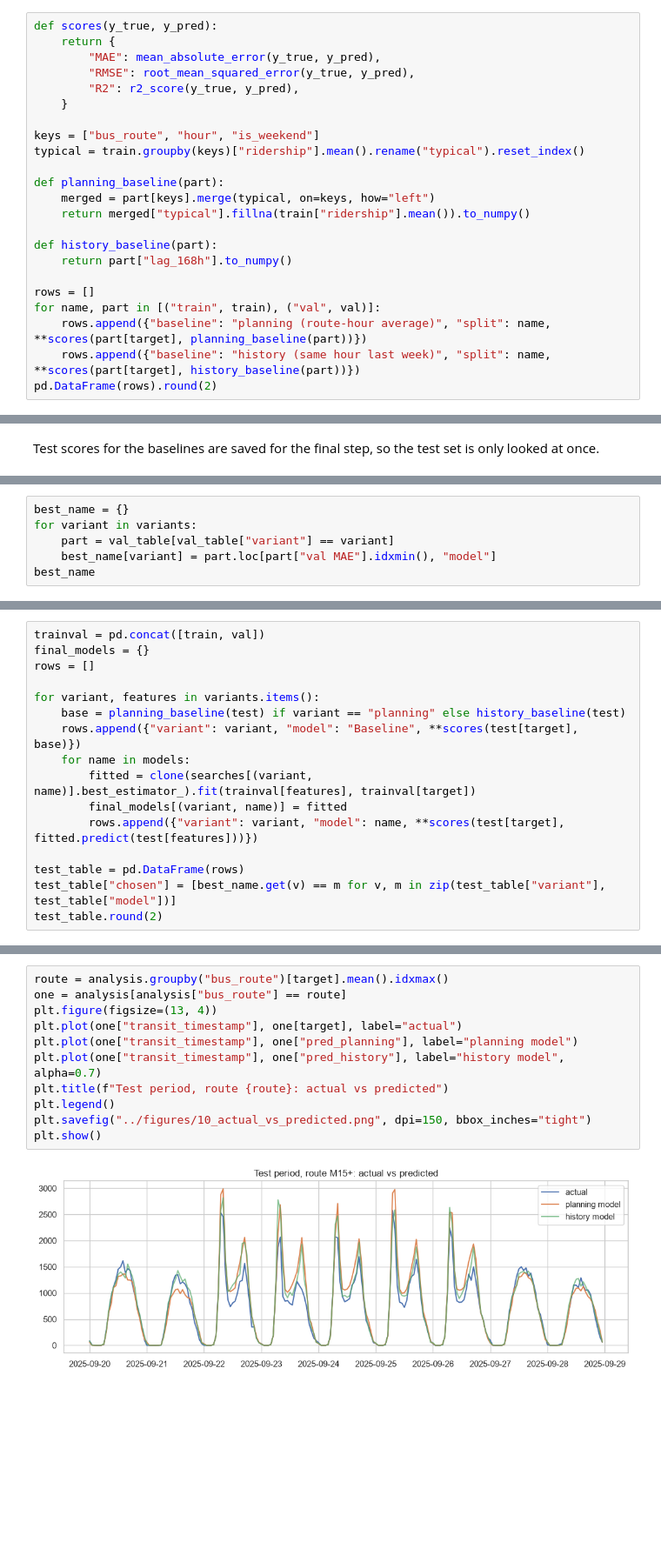
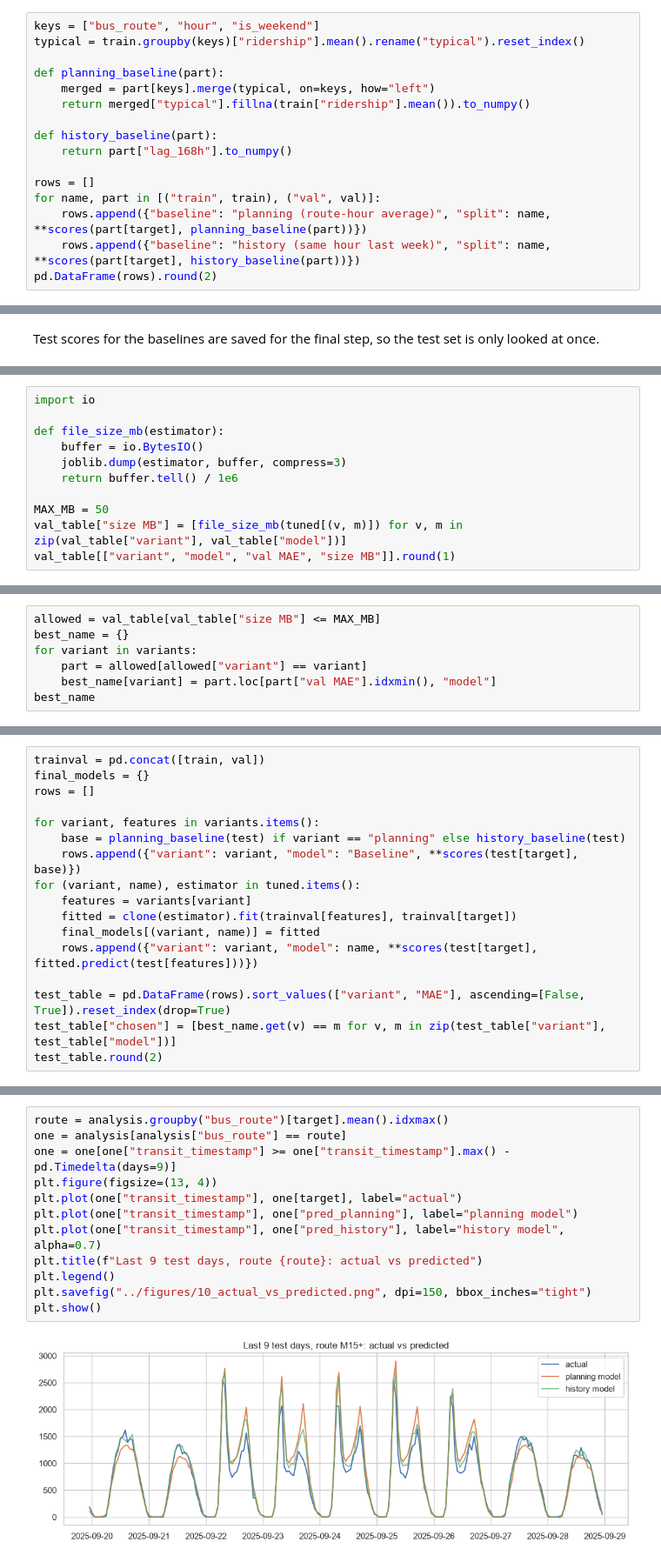
Before and after one commit to ayanmirza99/ML-Project, a Jupyter notebook: notebooks/02_modelling.ipynb, the cells around one changed output, grey strips where cells are left out. Shown at 87% size. Cells and saved outputs as stored; diff of their text form; blank space fills up the shorter version.

```diff
--- a/notebooks/02_modelling.ipynb
+++ b/notebooks/02_modelling.ipynb
@@ -70,13 +59,6 @@ Baselines (a model must beat these to be worth anything):
 - *history baseline*: ridership at the same hour one week ago (`lag_168h`).
 - *planning baseline*: the training average for that route, hour and weekday/weekend.
 # %%
-def scores(y_true, y_pred):
-    return {
-        "MAE": mean_absolute_error(y_true, y_pred),
-        "RMSE": root_mean_squared_error(y_true, y_pred),
-        "R2": r2_score(y_true, y_pred),
-    }
-
 keys = ["bus_route", "hour", "is_weekend"]
 typical = train.groupby(keys)["ridership"].mean().rename("typical").reset_index()
 
@@ -209,0 +199,11 @@ val_table[["variant", "model", "best params"]]
+# %%
+import io
+
+def file_size_mb(estimator):
+    buffer = io.BytesIO()
+    joblib.dump(estimator, buffer, compress=3)
+    return buffer.tell() / 1e6
+
+MAX_MB = 50
+val_table["size MB"] = [file_size_mb(tuned[(v, m)]) for v, m in zip(val_table["variant"], val_table["model"])]
+val_table[["variant", "model", "val MAE", "size MB"]].round(1)
@@ -210,7 +222,8 @@ val_table[["variant", "model", "best params"]]
 # %%
+allowed = val_table[val_table["size MB"] <= MAX_MB]
 best_name = {}
 for variant in variants:
-    part = val_table[val_table["variant"] == variant]
+    part = allowed[allowed["variant"] == variant]
     best_name[variant] = part.loc[part["val MAE"].idxmin(), "model"]
 best_name
 # %% [output]
@@ -226,12 +241,13 @@ rows = []
 for variant, features in variants.items():
     base = planning_baseline(test) if variant == "planning" else history_baseline(test)
     rows.append({"variant": variant, "model": "Baseline", **scores(test[target], base)})
-    for name in models:
-        fitted = clone(searches[(variant, name)].best_estimator_).fit(trainval[features], trainval[target])
-        final_models[(variant, name)] = fitted
-        rows.append({"variant": variant, "model": name, **scores(test[target], fitted.predict(test[features]))})
+for (variant, name), estimator in tuned.items():
+    features = variants[variant]
+    fitted = clone(estimator).fit(trainval[features], trainval[target])
+    final_models[(variant, name)] = fitted
+    rows.append({"variant": variant, "model": name, **scores(test[target], fitted.predict(test[features]))})
 
-test_table = pd.DataFrame(rows)
+test_table = pd.DataFrame(rows).sort_values(["variant", "MAE"], ascending=[False, True]).reset_index(drop=True)
 test_table["chosen"] = [best_name.get(v) == m for v, m in zip(test_table["variant"], test_table["model"])]
 test_table.round(2)
 # %% [output]
@@ -311,14 +331,15 @@ plt.show()
 # %%
 route = analysis.groupby("bus_route")[target].mean().idxmax()
 one = analysis[analysis["bus_route"] == route]
+one = one[one["transit_timestamp"] >= one["transit_timestamp"].max() - pd.Timedelta(days=9)]
 plt.figure(figsize=(13, 4))
 plt.plot(one["transit_timestamp"], one[target], label="actual")
 plt.plot(one["transit_timestamp"], one["pred_planning"], label="planning model")
 plt.plot(one["transit_timestamp"], one["pred_history"], label="history model", alpha=0.7)
-plt.title(f"Test period, route {route}: actual vs predicted")
+plt.title(f"Last 9 test days, route {route}: actual vs predicted")
 plt.legend()
 plt.savefig("../figures/10_actual_vs_predicted.png", dpi=150, bbox_inches="tight")
 plt.show()
 # %% [output]
-[figure, old version]
+[figure, new version]
 # %% [markdown]
```
Also changed, not shown: parts of 39 cells of this notebook, 45 other files.
